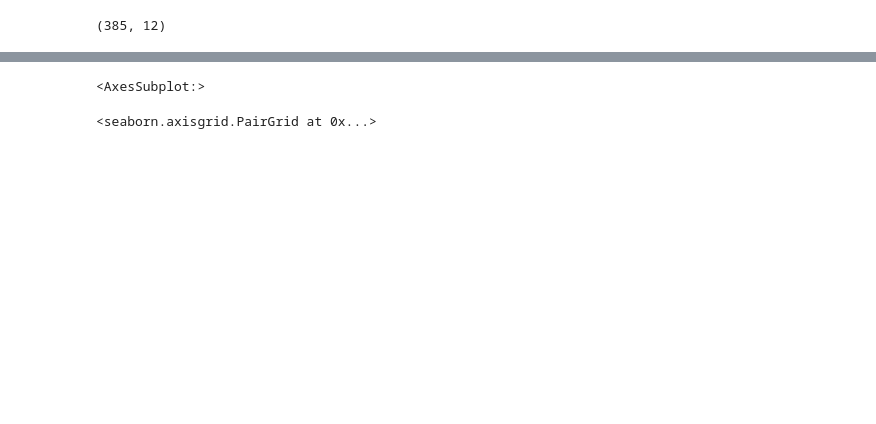
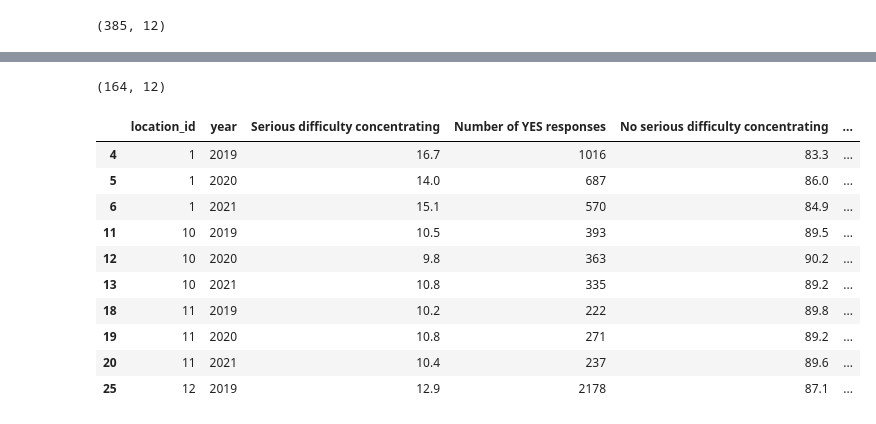
Before and after one commit to amanda-doty2012/self-reported-mental-health, a Jupyter notebook: final project.ipynb, the cells around one changed output, grey strips where cells are left out. Saved outputs shown, nothing was run; the diff lists cells and outputs as text; code cells hidden in the pictures; blank space fills up the shorter version.

```diff
--- a/final project.ipynb
+++ b/final project.ipynb
@@ -134,2 +103,0 @@ Length: 385, dtype: float64
-# %%
-data['dec_resp'] = dec_resp
@@ -235,8 +103,0 @@ mood_sub_df = data[['location_id','year','Zero days responses','1-13 days respon
-# %%
-sns.heatmap(attention_sub_df.corr(),linewidth=0.5, annot=True)
-# %% [output]
-<AxesSubplot:>
-# %%
-sns.pairplot(attention_sub_df, x_vars = ['Number of NO responses'], y_vars = ['year'], height=7, aspect=0.7)
-# %% [output]
-<seaborn.axisgrid.PairGrid at 0x...>
@@ -242,0 +106,18 @@ sns.pairplot(attention_sub_df, x_vars = ['Number of NO responses'], y_vars = ['y
+# %%
+data.shape
+# %% [output]
+(164, 12)
+# %%
+data.head(10)
+# %% [output]
+|  | location_id | year | Serious difficulty concentrating | Number of YES responses | No serious difficulty concentrating | ... |
+| 4 | 1 | 2019 | 16.7 | 1016 | 83.3 | ... |
+| 5 | 1 | 2020 | 14.0 | 687 | 86.0 | ... |
+| 6 | 1 | 2021 | 15.1 | 570 | 84.9 | ... |
+| 11 | 10 | 2019 | 10.5 | 393 | 89.5 | ... |
+| 12 | 10 | 2020 | 9.8 | 363 | 90.2 | ... |
+| 13 | 10 | 2021 | 10.8 | 335 | 89.2 | ... |
+| 18 | 11 | 2019 | 10.2 | 222 | 89.8 | ... |
+| 19 | 11 | 2020 | 10.8 | 271 | 89.2 | ... |
+| 20 | 11 | 2021 | 10.4 | 237 | 89.6 | ... |
+| 25 | 12 | 2019 | 12.9 | 2178 | 87.1 | ... |
```
Also changed, not shown: parts of 44 cells of this notebook, 1 other file.
